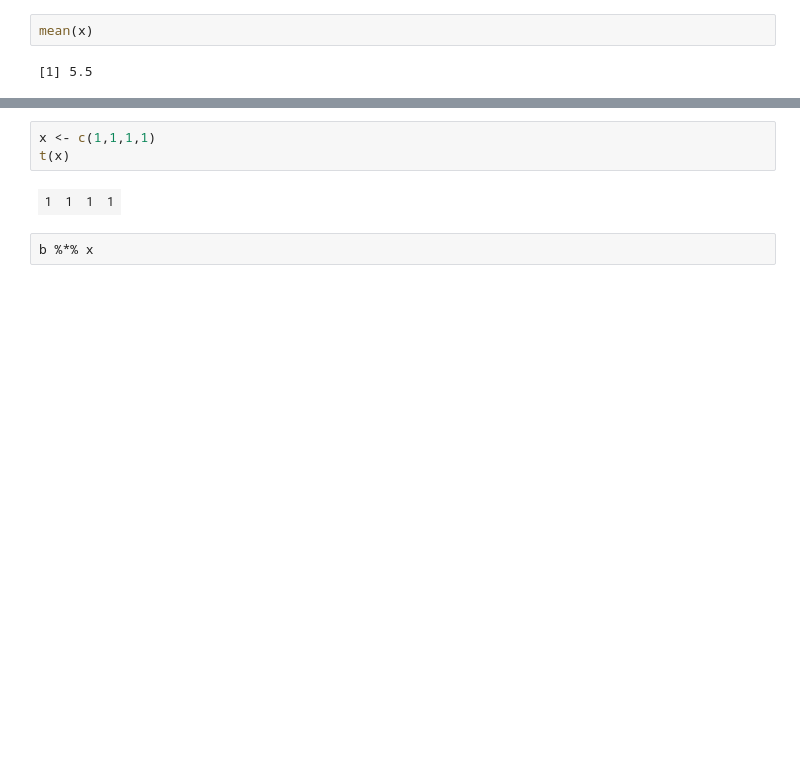
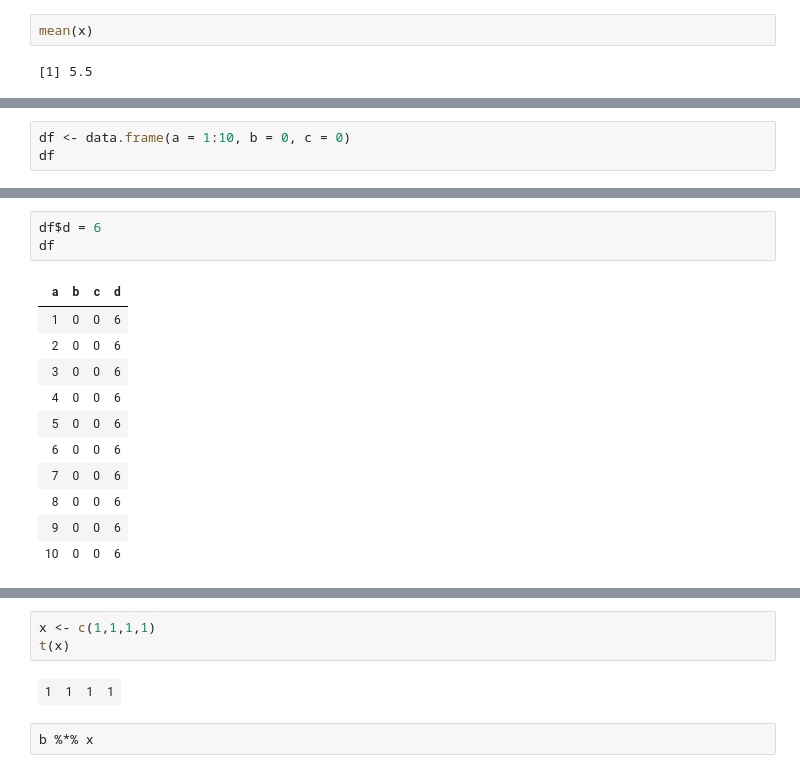
Before and after one commit to Hodapp87/cincyfp_presentation_R_2016_12, a Jupyter notebook: CincyFP_Letters_example.ipynb, the cells around one changed output, grey strips where cells are left out. Drawn from its saved outputs; the diff is of its cells as text; blank space fills up the shorter version.

```diff
--- a/CincyFP_Letters_example.ipynb
+++ b/CincyFP_Letters_example.ipynb
@@ -84,0 +75,3 @@ b
+# %%
+df <- data.frame(a = 1:10, b = 0, c = 0)
+df
@@ -84,0 +90,15 @@ b
+# %%
+df$d = 6
+df
+# %% [output]
+| a | b | c | d |
+| 1 | 0 | 0 | 6 |
+| 2 | 0 | 0 | 6 |
+| 3 | 0 | 0 | 6 |
+| 4 | 0 | 0 | 6 |
+| 5 | 0 | 0 | 6 |
+| 6 | 0 | 0 | 6 |
+| 7 | 0 | 0 | 6 |
+| 8 | 0 | 0 | 6 |
+| 9 | 0 | 0 | 6 |
+| 10 | 0 | 0 | 6 |
```
Also changed, not shown: parts of 15 cells of this notebook, 2 other files.
